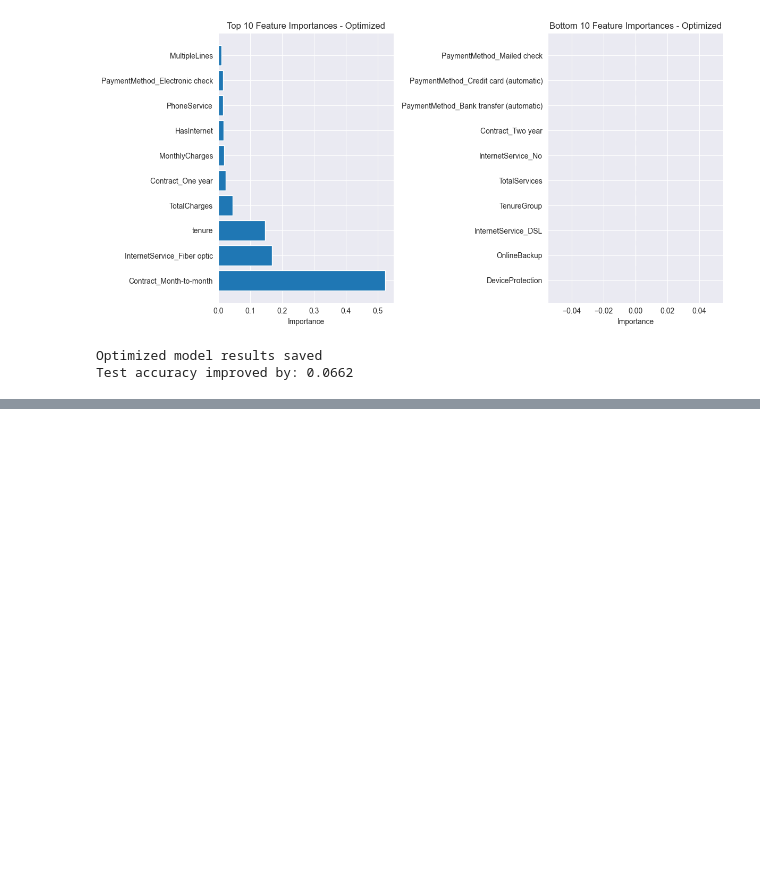
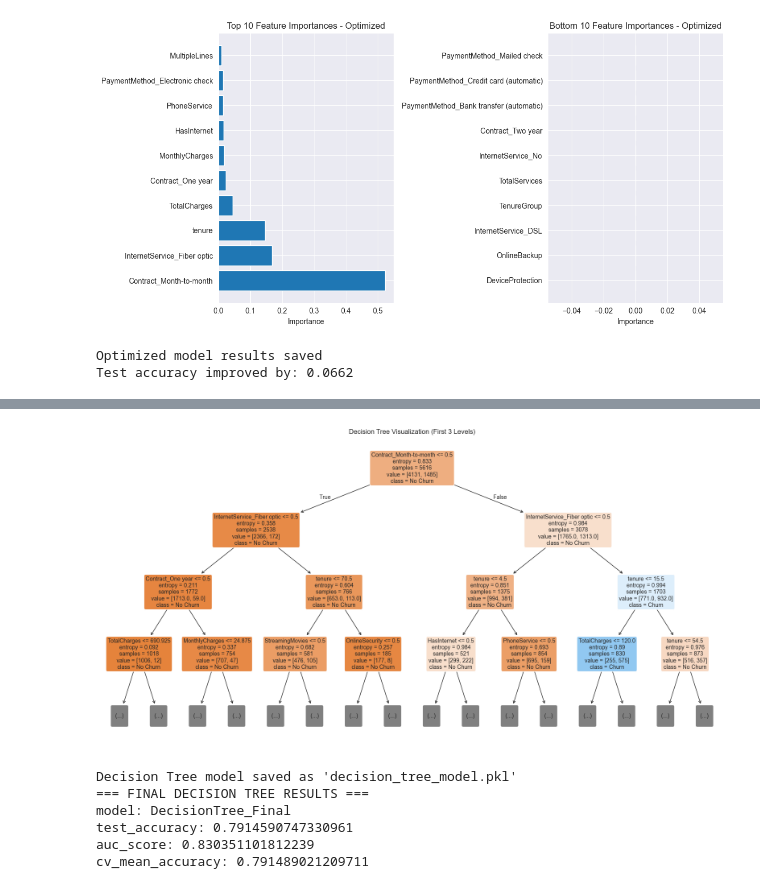
Before and after one commit to arosharandew/Machine-learning, a Jupyter notebook: decision_tree.ipynb, the cells around one changed output, grey strips where cells are left out. Drawn from its saved outputs; the diff is of its cells as text; code cells hidden in the pictures; blank space fills up the shorter version.

```diff
--- a/decision_tree.ipynb
+++ b/decision_tree.ipynb
@@ -324,0 +395,38 @@ Test accuracy improved by: 0.0662
+# %%
+from sklearn.tree import plot_tree
+
+plt.figure(figsize=(20, 10))
+plot_tree(dt_optimized,
+          feature_names=X.columns,
+          class_names=['No Churn', 'Churn'],
+          filled=True,
+          rounded=True,
+          max_depth=3,
+          fontsize=10)
+plt.title('Decision Tree Visualization (First 3 Levels)')
+plt.show()
+# %% [output]
+[figure, added]
+# %%
+joblib.dump(dt_optimized, 'decision_tree_model.pkl')
+print("Decision Tree model saved as 'decision_tree_model.pkl'")
+
+final_dt_results = {
+    'model': 'DecisionTree_Final',
+    'test_accuracy': test_accuracy_opt,
+    'auc_score': roc_auc,
+    'cv_mean_accuracy': cv_scores.mean(),
+    'top_features': top_features.to_dict()
+}
+
+print("=== FINAL DECISION TREE RESULTS ===")
+for key, value in final_dt_results.items():
+    if key != 'top_features':
+        print(f"{key}: {value}")
+# %% [output]
+Decision Tree model saved as 'decision_tree_model.pkl'
+=== FINAL DECISION TREE RESULTS ===
+model: DecisionTree_Final
+test_accuracy: 0.7914590747330961
+auc_score: 0.830351101812239
+cv_mean_accuracy: 0.791489021209711
```
Also changed, not shown: parts of 5 cells of this notebook, 1 other file.
